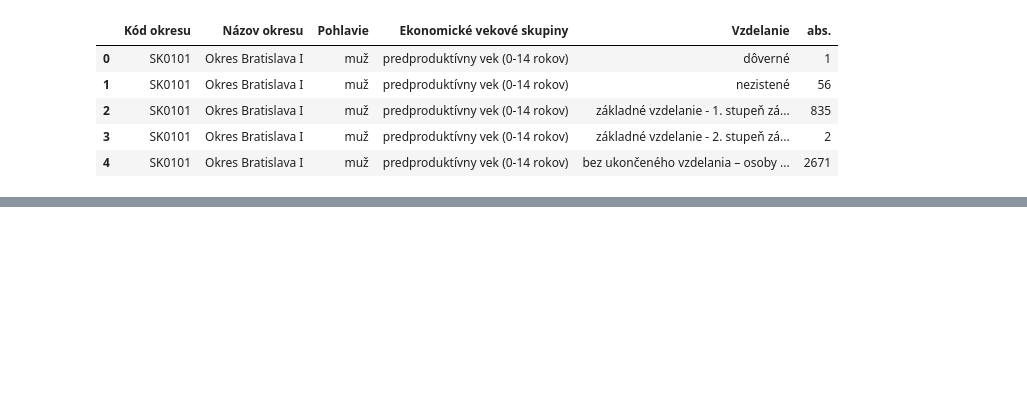
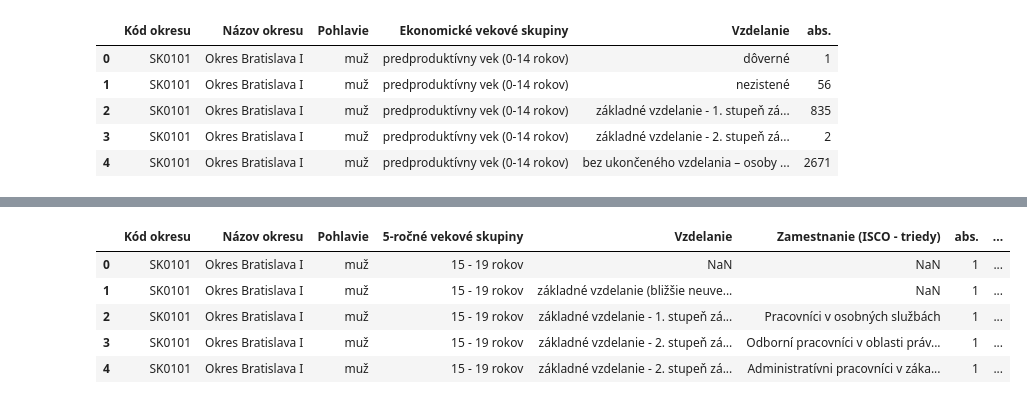
Before and after one commit to AndruKP/mathprofi-education, a Jupyter notebook: nolas.ipynb, the cells around one changed output, grey strips where cells are left out. Cells and saved outputs as stored; diff of their text form; code cells hidden in the pictures; blank space fills up the shorter version.

```diff
--- a/nolas.ipynb
+++ b/nolas.ipynb
@@ -114,0 +183,67 @@ app.run_server(mode='inline', port=8051)
+# %%
+jobs_division = {
+    'Pracovníci v osobných službách': 5,
+    'Odborní pracovníci v oblasti práva, sociálnych vecí a kultúry a podobní pracovníci': 2,
+    'Administratívni pracovníci v zákazníckych službách': 4,
+    'Riadiaci pracovníci (manažéri) vo výrobe a v špecializovaných službách': 1,
+    'Špecialisti v oblasti práva, sociálnych vecí a kultúry': 2,
+    'Administratívni pracovníci na záznam číselných a skladových údajov': 4,
+    'Predavači': 5,
+    'Pracovníci pri likvidácii odpadu a ostatní nekvalifikovaní pracovníci': 9,
+    'Riadiaci pracovníci (manažéri) v hotelových, reštauračných, obchodných a v ostatných službách': 1,
+    'Špecialisti v oblasti vedy a techniky': 2,
+    'Špecialisti v oblasti informačných a komunikačných technológií': 2,
+    'Kvalifikovaní robotníci v hutníctve, strojárstve a podobní robotníci': 8,
+    'Montážni robotníci': 8,
+    'Vodiči a obsluha pojazdných strojných zariadení': 8,
+    'Technici v oblasti informačných a komunikačných technológií': 3,
+    'Elektrikári a elektronici': 7,
+    'Riadiaci pracovníci (manažéri)  administratívnych, podporných a obchodných  činností': 1,
+    'Špecialisti administratívnych, podporných a obchodných činností': 2,
+    'Technici a odborní pracovníci v oblasti vedy a techniky': 3,
+    'Odborní pracovníci v zdravotníctve': 2,
+    'Odborní pracovníci administratívnych, podporných a obchodných činností': 2,
+    'Pracovníci v oblasti osobnej starostlivosti': 5,
+    'Spracovatelia a výrobcovia potravinárskych výrobkov, výrobkov z dreva a odevov': 7,
+    'Operátori stacionárnych strojov a zariadení': 8,
+    'Všeobecní administratívni pracovníci a zapisovatelia': 4,
+    'Pracovníci verejnej ochrany a bezpečnostných služieb': 5,
+    'Učitelia a odborní pedagogickí pracovníci': 2,
+    'Ostatní pomocní administratívni pracovníci': 4,
+    'Špecialisti v zdravotníctve': 2,
+    'Pomocní pracovníci v ťažbe, stavebníctve, výrobe a doprave': 9,
+    'Pomocní pracovníci pri príprave jedla': 9,
+    'Kvalifikovaní pracovníci v poľnohospodárstve (trhovo orientovaní)': 6,
+    'Zákonodarcovia, ústavní činitelia, vysokí štátni úradníci a najvyšší predstavitelia podnikov a organizácií': 1,
+    'Umeleckí a ruční remeselníci a tlačiari': 7,
+    'Ostatné ozbrojené sily': 0,
+    'Dôstojníci ozbrojených síl': 0,
+    'Upratovači a pomocníci': 9,
+    'Kvalifikovaní stavební robotníci a remeselníci okrem elektrikárov': 7,
+    'Pomocní pracovníci v poľnohospodárstve, lesníctve a rybárstve': 9,
+    'Poddôstojníci ozbrojených síl': 0,
+    'Pouliční predavači a pomocní pracovníci v podobných  službách': 5,
+    'Kvalifikovaní pracovníci v lesníctve, rybárstve a poľovníctve (trhovo orientovaní)': 6,
+    'Farmári, rybári, poľovníci a zberači úrody (samozásobovatelia)': 6
+}
+group_names = [
+    "Armed forces",
+    "Legislators, senior officials and managers",
+    "Professionals",
+    "Technicians and associate professionals",
+    "Clerks",
+    "Service workers and shop and market sales workers",
+    "Skilled agricultural and fishery workers",
+    "Craft and related trades workers",
+    "Plant and machine operators and assemblers",
+    "Elementary occupations",
+]
+table_47['Trieda'] = table_47['Zamestnanie (ISCO - triedy)'].map(jobs_division).map(dict(enumerate(group_names)))
+table_47.head()
+# %% [output]
+|  | Kód okresu | Názov okresu | Pohlavie | 5-ročné vekové skupiny | Vzdelanie | Zamestnanie (ISCO - triedy) | abs. | ... |
+| 0 | SK0101 | Okres Bratislava I | muž | 15 - 19 rokov | NaN | NaN | 1 | ... |
+| 1 | SK0101 | Okres Bratislava I | muž | 15 - 19 rokov | základné vzdelanie (bližšie neuve... | NaN | 1 | ... |
+| 2 | SK0101 | Okres Bratislava I | muž | 15 - 19 rokov | základné vzdelanie - 1. stupeň zá... | Pracovníci v osobných službách | 1 | ... |
+| 3 | SK0101 | Okres Bratislava I | muž | 15 - 19 rokov | základné vzdelanie - 2. stupeň zá... | Odborní pracovníci v oblasti práv... | 1 | ... |
+| 4 | SK0101 | Okres Bratislava I | muž | 15 - 19 rokov | základné vzdelanie - 2. stupeň zá... | Administratívni pracovníci v záka... | 1 | ... |
```
Also changed, not shown: parts of 7 cells of this notebook, 1 other file.
